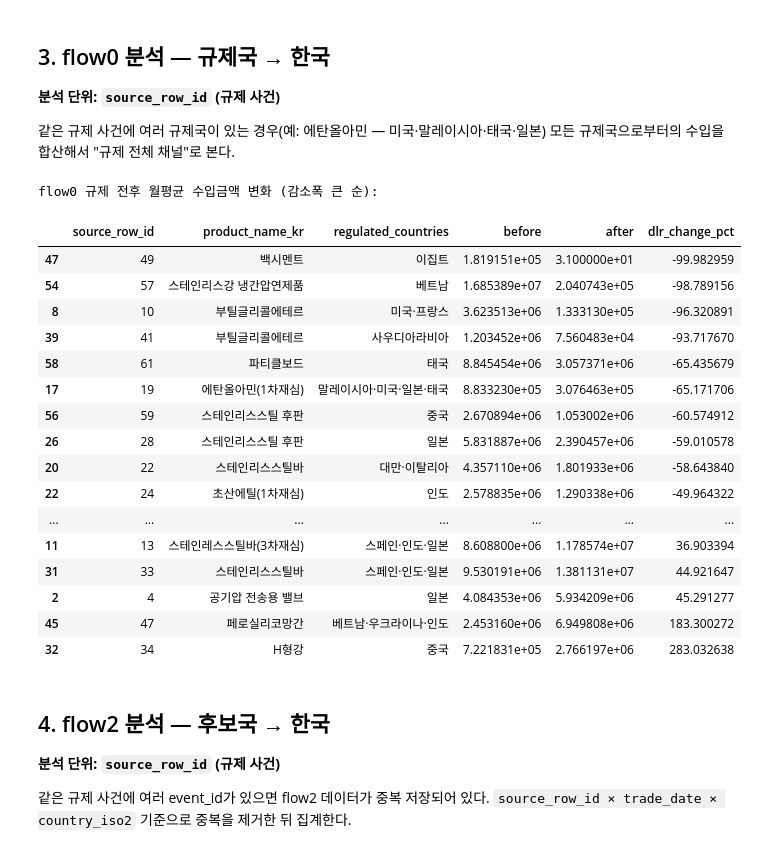
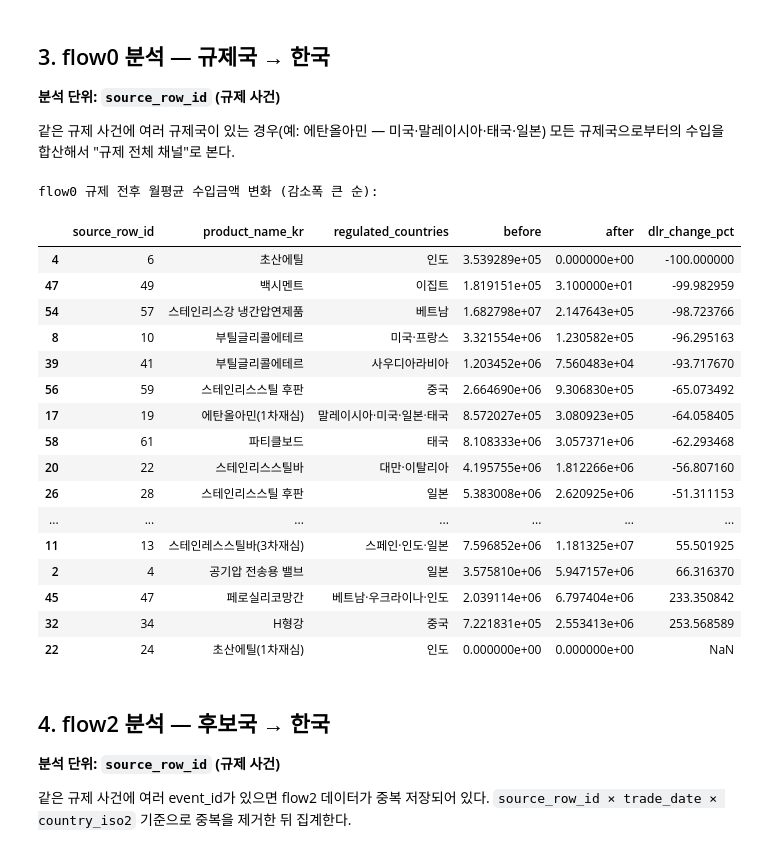
Before and after one commit to JungYeoni/trade-circumvention-monitor, a Jupyter notebook: notebooks/07_flow0_flow2_analysis.ipynb, the cells around one changed output. Cells and saved outputs as stored; diff of their text form; code cells hidden in the pictures.

```diff
--- a/notebooks/07_flow0_flow2_analysis.ipynb
+++ b/notebooks/07_flow0_flow2_analysis.ipynb
@@ -37,7 +38,7 @@ INPUT_PATH = DATA_DIR / "customs_flow0_flow2_raw.csv"
 # %% [markdown]
 ## 1. 데이터 로드 & 전처리
 # %%
-df_raw = pd.read_csv(INPUT_PATH)
+df_raw = pd.read_csv(INPUT_PATH, dtype={"trade_date": "string"})
 
 print("Shape:", df_raw.shape)
 print("\nDtypes:")
@@ -101,0 +89,36 @@ Name: count, dtype: int64
+# %%
+# country_iso2가 null인 행은 '기타 국가' 등 집계 불가 행으로 제외
+df = df[df["country_iso2"].notna()].copy()
+
+
+def iso3_to_iso2(code: str) -> str | None:
+    """pycountry를 사용해 ISO3 → ISO2 변환."""
+    country = pycountry.countries.get(alpha_3=code)
+    return country.alpha_2 if country else None
+
+
+# source_row_id별 규제국 집합 기준으로 flow0/flow2 재분류
+regulated_pairs = (
+    df[["source_row_id", "origin_country_iso3"]]
+    .drop_duplicates()
+    .assign(country_iso2=lambda x: x["origin_country_iso3"].map(iso3_to_iso2))
+    .dropna(subset=["country_iso2"])
+    [["source_row_id", "country_iso2"]]
+    .assign(is_regulated=True)
+)
+
+df = df.merge(regulated_pairs, on=["source_row_id", "country_iso2"], how="left")
+df["flow_corrected"] = (
+    df["is_regulated"]
+    .fillna(False)
+    .map({True: 0, False: 2})
+    .astype(int)
+)
+df = df.drop(columns="is_regulated")
+
+print("전처리 후 Shape:", df.shape)
+print("기존 flow 분포:")
+print(df["flow"].value_counts())
+print("\n보정 flow 분포:")
+print(df["flow_corrected"].value_counts())
+print("\nold flow0 → corrected flow2 행:", int(((df["flow"] == 0) & (df["flow_corrected"] == 2)).sum()))
@@ -129,7 +167,7 @@ Name: count, dtype: int64
 같은 규제 사건에 여러 규제국이 있는 경우(예: 에탄올아민 — 미국·말레이시아·태국·일본)
 모든 규제국으로부터의 수입을 합산해서 "규제 전체 채널"로 본다.
 # %%
-df_f0 = df[df["flow"] == 0].copy()
+df_f0 = df[df["flow_corrected"] == 0].copy()
 
 # source_row_id × trade_date × period_label 기준으로 모든 규제국 수입 합산 (월별)
 f0_monthly = (
@@ -141,49 +179,49 @@ f0_monthly = (
         regulated_countries=("origin_country_name_kr", lambda x: "·".join(sorted(set(x)))),
     )
     .reset_index()
 )
 
 # 규제 전후 월평균으로 집계
 f0_summary = (
     f0_monthly
     .groupby(["source_row_id", "product_name_kr", "regulated_countries", "period_label"])
     .agg(avg_imp_dlr=("total_imp_dlr", "mean"))
     .reset_index()
 )
 
 f0_wide = f0_summary.pivot_table(
     index=["source_row_id", "product_name_kr", "regulated_countries"],
     columns="period_label",
     values="avg_imp_dlr",
 ).reset_index()
 f0_wide.columns.name = None
 
 f0_wide["dlr_change_pct"] = (
     (f0_wide["after"] - f0_wide["before"]) / f0_wide["before"].replace(0, float("nan"))
 ) * 100
 
 f0_wide = f0_wide.sort_values("dlr_change_pct")
 print("flow0 규제 전후 월평균 수입금액 변화 (감소폭 큰 순):")
 f0_wide[["source_row_id", "product_name_kr", "regulated_countries", "before", "after", "dlr_change_pct"]]
 # %% [output]
 flow0 규제 전후 월평균 수입금액 변화 (감소폭 큰 순):
 |  | source_row_id | product_name_kr | regulated_countries | before | after | dlr_change_pct |
+| 4 | 6 | 초산에틸 | 인도 | 3.539289e+05 | 0.000000e+00 | -100.000000 |
 | 47 | 49 | 백시멘트 | 이집트 | 1.819151e+05 | 3.100000e+01 | -99.982959 |
-| 54 | 57 | 스테인리스강 냉간압연제품 | 베트남 | 1.685389e+07 | 2.040743e+05 | -98.789156 |
-| 8 | 10 | 부틸글리콜에테르 | 미국·프랑스 | 3.623513e+06 | 1.333130e+05 | -96.320891 |
+| 54 | 57 | 스테인리스강 냉간압연제품 | 베트남 | 1.682798e+07 | 2.147643e+05 | -98.723766 |
+| 8 | 10 | 부틸글리콜에테르 | 미국·프랑스 | 3.321554e+06 | 1.230582e+05 | -96.295163 |
 | 39 | 41 | 부틸글리콜에테르 | 사우디아라비아 | 1.203452e+06 | 7.560483e+04 | -93.717670 |
-| 58 | 61 | 파티클보드 | 태국 | 8.845454e+06 | 3.057371e+06 | -65.435679 |
-| 17 | 19 | 에탄올아민(1차재심) | 말레이시아·미국·일본·태국 | 8.833230e+05 | 3.076463e+05 | -65.171706 |
-| 56 | 59 | 스테인리스스틸 후판 | 중국 | 2.670894e+06 | 1.053002e+06 | -60.574912 |
-| 26 | 28 | 스테인리스스틸 후판 | 일본 | 5.831887e+06 | 2.390457e+06 | -59.010578 |
-| 20 | 22 | 스테인리스스틸바 | 대만·이탈리아 | 4.357110e+06 | 1.801933e+06 | -58.643840 |
-| 22 | 24 | 초산에틸(1차재심) | 인도 | 2.578835e+06 | 1.290338e+06 | -49.964322 |
+| 56 | 59 | 스테인리스스틸 후판 | 중국 | 2.664690e+06 | 9.306830e+05 | -65.073492 |
+| 17 | 19 | 에탄올아민(1차재심) | 말레이시아·미국·일본·태국 | 8.572027e+05 | 3.080923e+05 | -64.058405 |
+| 58 | 61 | 파티클보드 | 태국 | 8.108333e+06 | 3.057371e+06 | -62.293468 |
+| 20 | 22 | 스테인리스스틸바 | 대만·이탈리아 | 4.195755e+06 | 1.812266e+06 | -56.807160 |
+| 26 | 28 | 스테인리스스틸 후판 | 일본 | 5.383008e+06 | 2.620925e+06 | -51.311153 |
 | ... | ... | ... | ... | ... | ... | ... |
-| 11 | 13 | 스테인레스스틸바(3차재심) | 스페인·인도·일본 | 8.608800e+06 | 1.178574e+07 | 36.903394 |
-| 31 | 33 | 스테인리스스틸바 | 스페인·인도·일본 | 9.530191e+06 | 1.381131e+07 | 44.921647 |
-| 2 | 4 | 공기압 전송용 밸브 | 일본 | 4.084353e+06 | 5.934209e+06 | 45.291277 |
-| 45 | 47 | 페로실리코망간 | 베트남·우크라이나·인도 | 2.453160e+06 | 6.949808e+06 | 183.300272 |
-| 32 | 34 | H형강 | 중국 | 7.221831e+05 | 2.766197e+06 | 283.032638 |
+| 11 | 13 | 스테인레스스틸바(3차재심) | 스페인·인도·일본 | 7.596852e+06 | 1.181325e+07 | 55.501925 |
+| 2 | 4 | 공기압 전송용 밸브 | 일본 | 3.575810e+06 | 5.947157e+06 | 66.316370 |
+| 45 | 47 | 페로실리코망간 | 베트남·우크라이나·인도 | 2.039114e+06 | 6.797404e+06 | 233.350842 |
+| 32 | 34 | H형강 | 중국 | 7.221831e+05 | 2.553413e+06 | 253.568589 |
+| 22 | 24 | 초산에틸(1차재심) | 인도 | 0.000000e+00 | 0.000000e+00 | NaN |
 # %% [markdown]
 ## 4. flow2 분석 — 후보국 → 한국
 
```
Also changed, not shown: parts of 11 cells of this notebook, 4 other files.
